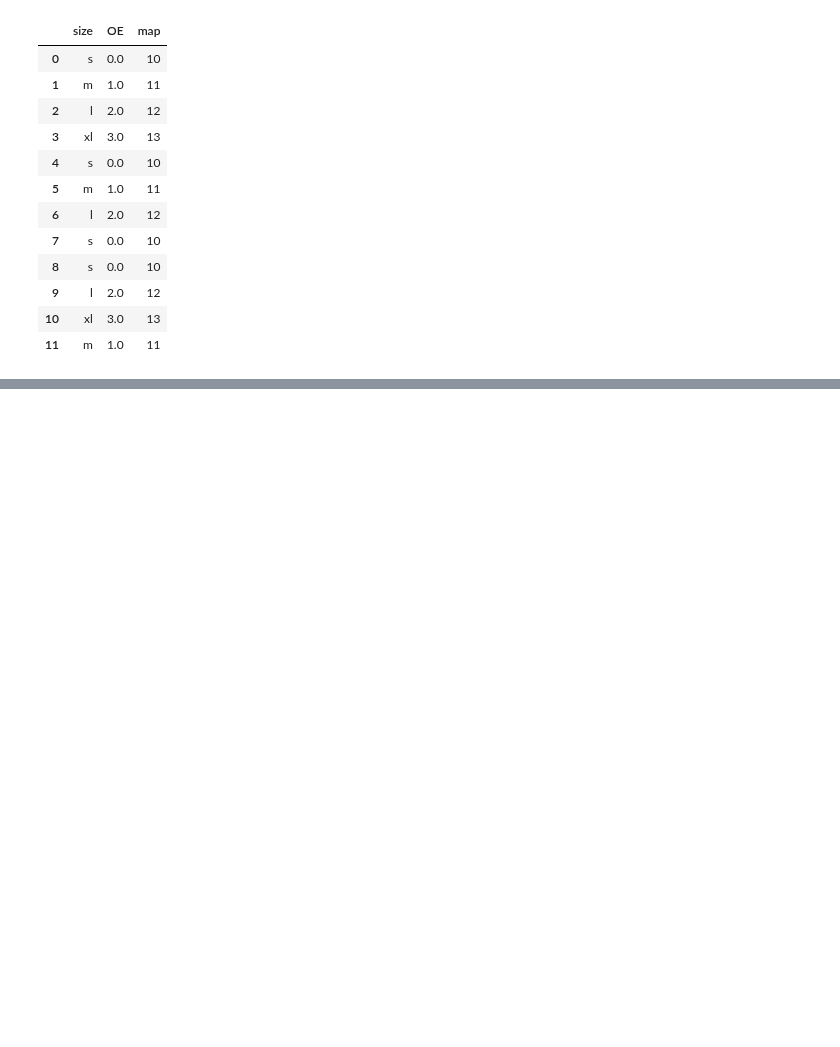
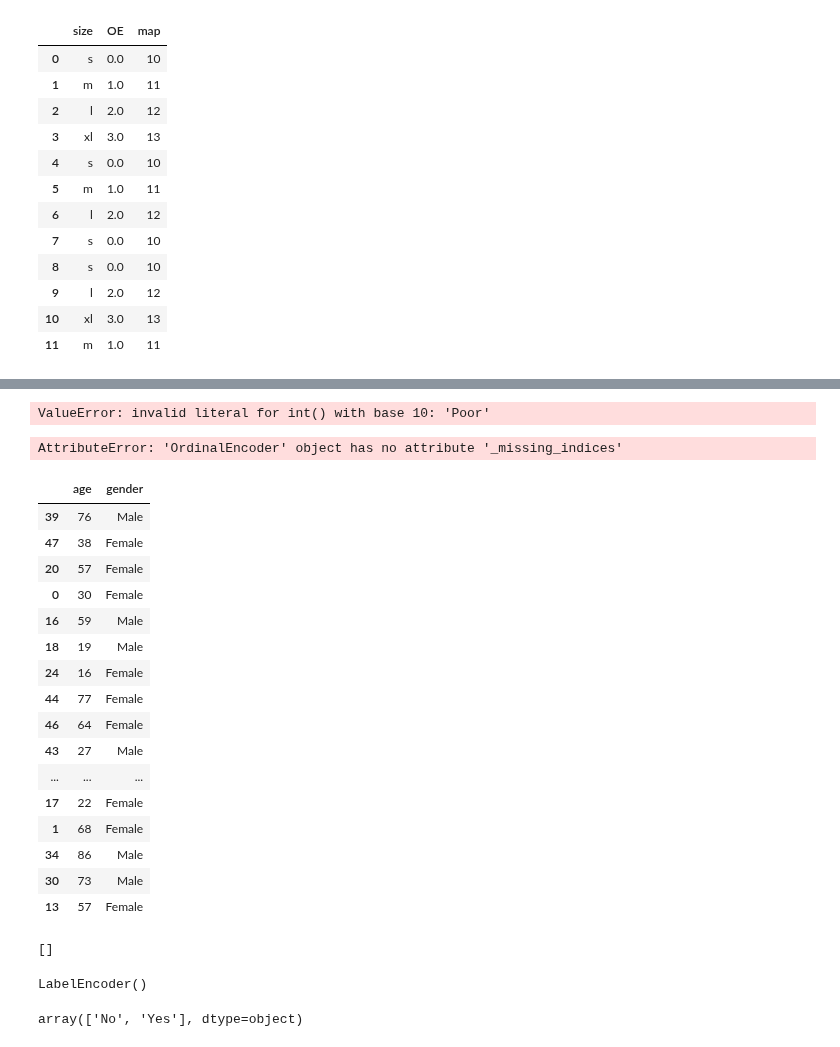
Before and after one commit to Ankitapaul1234/gc_ml, a Jupyter notebook: Encoding.ipynb, the cells around one changed output, grey strips where cells are left out. Saved outputs shown, nothing was run; the diff lists cells and outputs as text; code cells hidden in the pictures; blank space fills up the shorter version.

```diff
--- a/Encoding.ipynb
+++ b/Encoding.ipynb
@@ -115,0 +175,34 @@ df_O
+# %%
+oe = OrdinalEncoder(categories=[['Poor','Average','Good'],['School','UG','PG']])
+# %%
+oe.fit(X_train)
+# %% [output]
+ValueError: invalid literal for int() with base 10: 'Poor'
+# %%
+X_train = oe.transform(X_train)
+# %% [output]
+AttributeError: 'OrdinalEncoder' object has no attribute '_missing_indices'
+# %%
+X_train
+# %% [output]
+|  | age | gender |
+| 39 | 76 | Male |
+| 47 | 38 | Female |
+| 20 | 57 | Female |
+| 0 | 30 | Female |
+| 16 | 59 | Male |
+| 18 | 19 | Male |
+| 24 | 16 | Female |
+| 44 | 77 | Female |
+| 46 | 64 | Female |
+| 43 | 27 | Male |
+| ... | ... | ... |
+| 17 | 22 | Female |
+| 1 | 68 | Female |
+| 34 | 86 | Male |
+| 30 | 73 | Male |
+| 13 | 57 | Female |
+# %%
+oe.categories_
+# %% [output]
+[]
@@ -115,0 +213,8 @@ df_O
+# %%
+le.fit(y_train)
+# %% [output]
+LabelEncoder()
+# %%
+le.classes_
+# %% [output]
+array(['No', 'Yes'], dtype=object)
```
Also changed, not shown: parts of 14 cells of this notebook.
